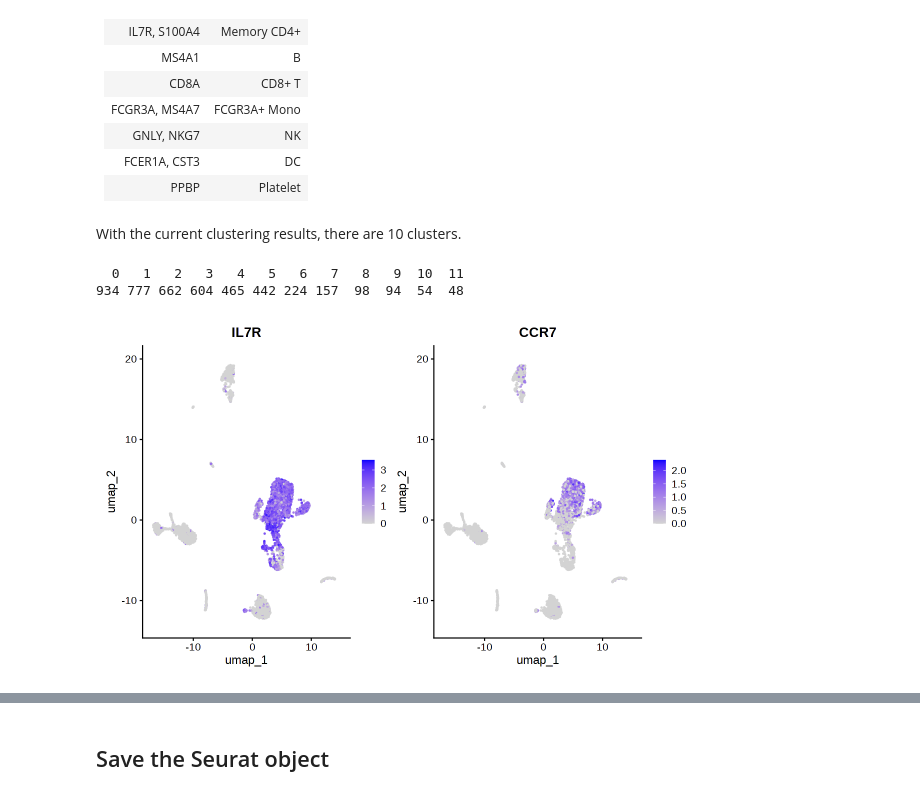
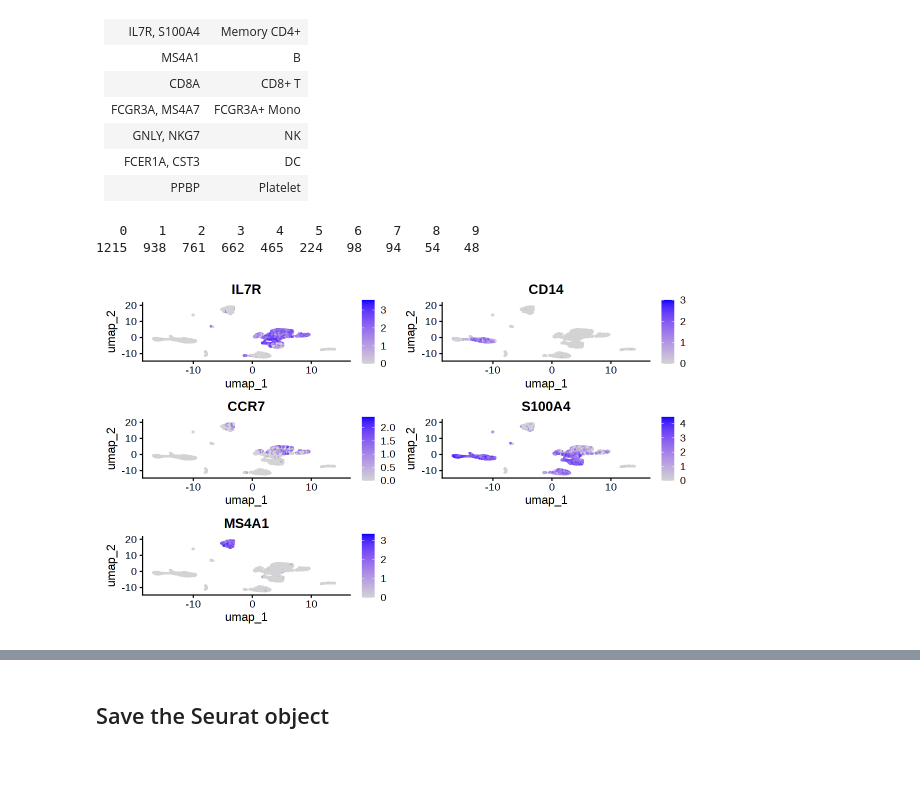
Before and after one commit to Bix4UMD/BIOI611_lab, a Jupyter notebook: docs/BIOI611_scRNA.ipynb, the cells around one changed output, grey strips where cells are left out. Cells and saved outputs as stored; diff of their text form; code cells hidden in the pictures; blank space fills up the shorter version.

```diff
--- a/docs/BIOI611_scRNA.ipynb
+++ b/docs/BIOI611_scRNA.ipynb
@@ -340,7 +342,7 @@ Warning message:
 ### Filter out potential doublets, empty droplets and dying cells
 # %%
 pbmc <- subset(pbmc,
-                subset = thresholds$nFeature_lower > 200 &
+                subset =  nFeature_RNA > thresholds$nCount_lower &
                 nFeature_RNA < thresholds$nFeature_upper &
                 percent.mt < thresholds$percent_mt_upper)
 # %%
@@ -479,7 +479,7 @@ pc_number
  To cluster the cells, Seurat next applies modularity optimization techniques such as the Louvain algorithm (default) or SLM [SLM, Blondel et al., Journal of Statistical Mechanics], to iteratively group cells together, with the goal of optimizing the standard modularity function. The FindClusters() function implements this procedure, and contains a resolution parameter that sets the `granularity` of the downstream clustering, with increased values leading to a greater number of clusters. We find that setting this parameter between 1 typically returns good results for single-cell datasets of around 5k cells. Optimal resolution often increases for larger datasets. The clusters can be found using the `Idents()` function.
 # %%
 pbmc <- FindNeighbors(pbmc, dims = 1:pc_number)
-pbmc <- FindClusters(pbmc, resolution = 0.2)
+pbmc <- FindClusters(pbmc, resolution = 0.1)
 # %% [output]
 Computing nearest neighbor graph
 
@@ -730,15 +757,12 @@ The table below lists the marker genes for different cell types expected in PBMC
 | GNLY, NKG7    | NK           |
 | FCER1A, CST3  | DC           |
 | PPBP          | Platelet     |
-# %% [markdown]
-With the current clustering results, there are 10 clusters.
 # %%
 table(Idents(pbmc))
 # %% [output]
-  0   1   2   3   4   5   6   7   8   9  10  11
-934 777 662 604 465 442 224 157  98  94  54  48
+   0    1    2    3    4    5    6    7    8    9
+1215  938  761  662  465  224   98   94   54   48
 # %%
-# IL7R, CCR7	Naive CD4+ T
-FeaturePlot(pbmc, features = c("IL7R", "CCR7"))
+FeaturePlot(pbmc, features = c("IL7R", "CD14", "CCR7", "S100A4", "MS4A1"))
 # %% [output]
-[figure, old version]
+[figure, new version]
```
Also changed, not shown: parts of 44 cells of this notebook.
